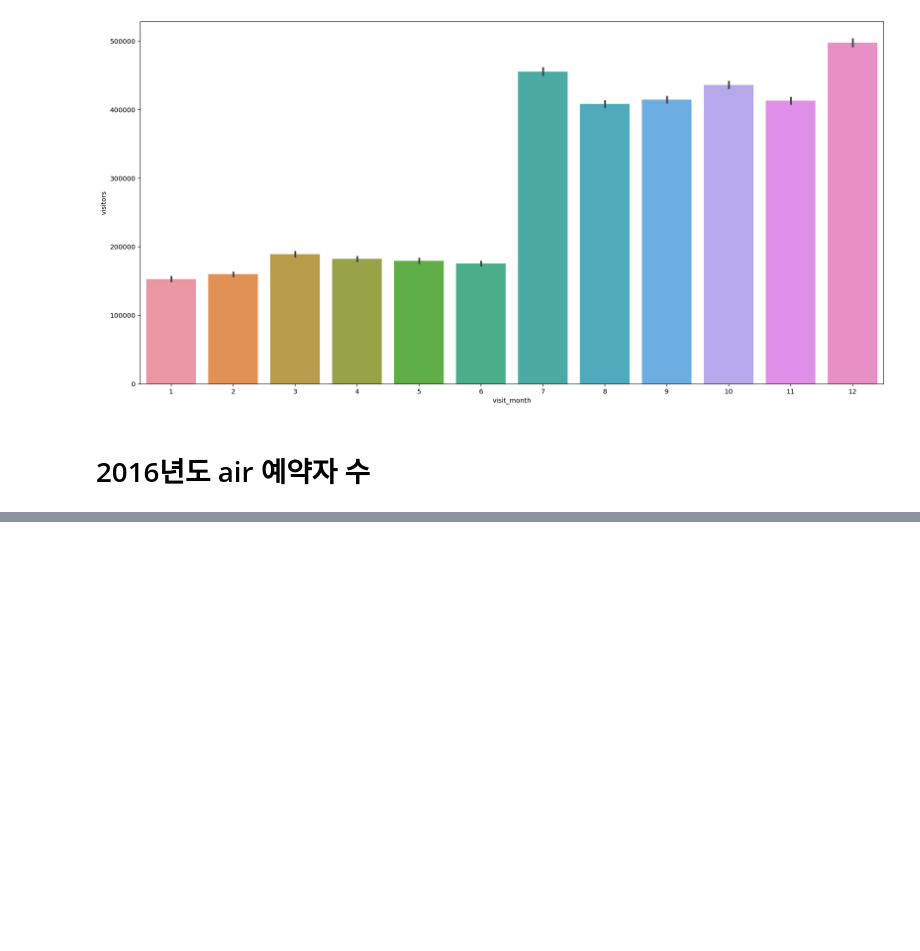
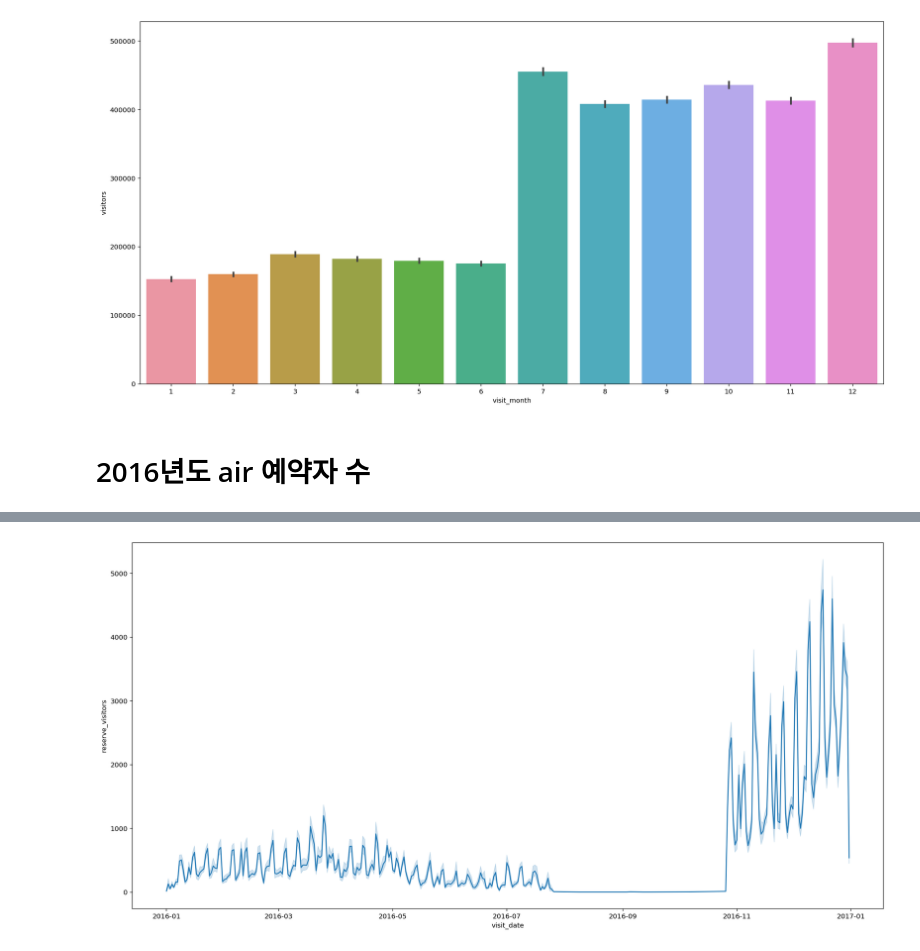
Before and after one commit to dlgur1994/Hackerthon1_Aiffel, a Jupyter notebook: Hyelim/Hackerthon1_visualization.ipynb, the cells around one changed output, grey strips where cells are left out. Cells and saved outputs as stored; diff of their text form; code cells hidden in the pictures; blank space fills up the shorter version.

```diff
--- a/Hyelim/Hackerthon1_visualization.ipynb
+++ b/Hyelim/Hackerthon1_visualization.ipynb
@@ -134,0 +125,7 @@ sorted(m)
+# %%
+air_reserve_group = split_date_time(data['air_reserve'])
+air_reserve_group.loc[:,'visit_date'] = pd.to_datetime(air_reserve_group['visit_date'])
+air_reserve_group['visit_year'] = pd.Series(air_reserve_group.visit_date.dt.year)
+air_reserve_group['visit_month']  = pd.Series(air_reserve_group.visit_date.dt.month)
+air_reserve_group['visit_day'] = pd.Series(air_reserve_group.visit_date.dt.day)
+air_reserve_group
@@ -134,0 +146,9 @@ sorted(m)
+# %%
+import seaborn as sns
+import matplotlib.pyplot as plt
+
+plt.figure(figsize=(20,10))
+sns.lineplot(data = air_reserve_group[air_reserve_group.visit_year==2016], x='visit_date', y='reserve_visitors', estimator=sum)
+plt.show()
+# %% [output]
+[figure, added]
```
Also changed, not shown: parts of 21 cells of this notebook.
